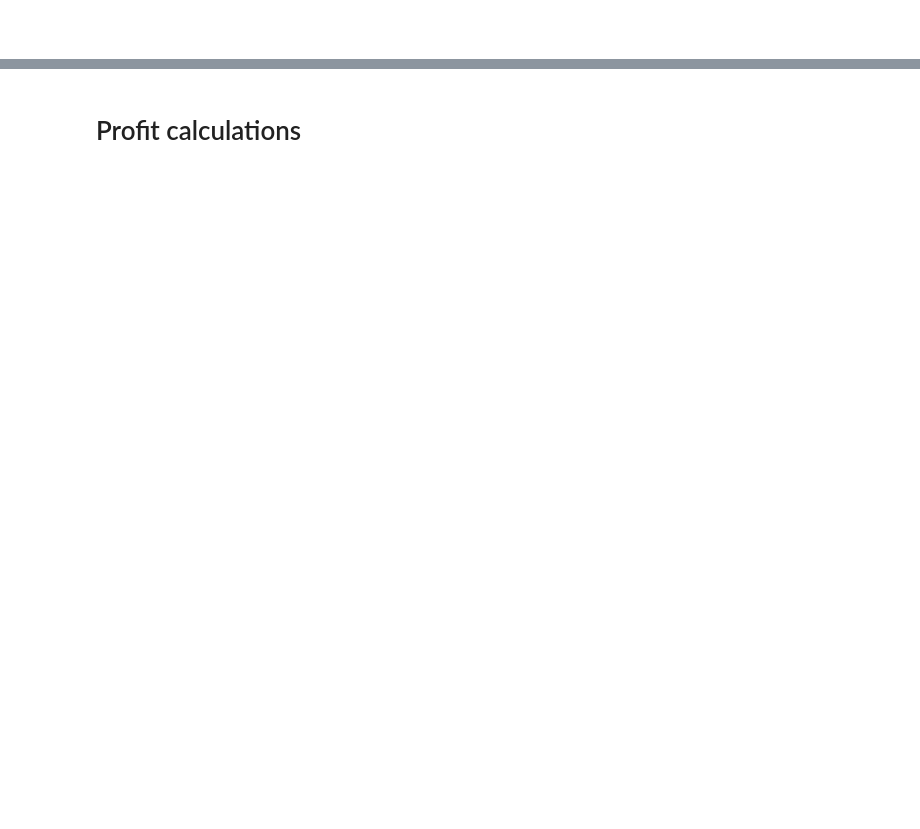
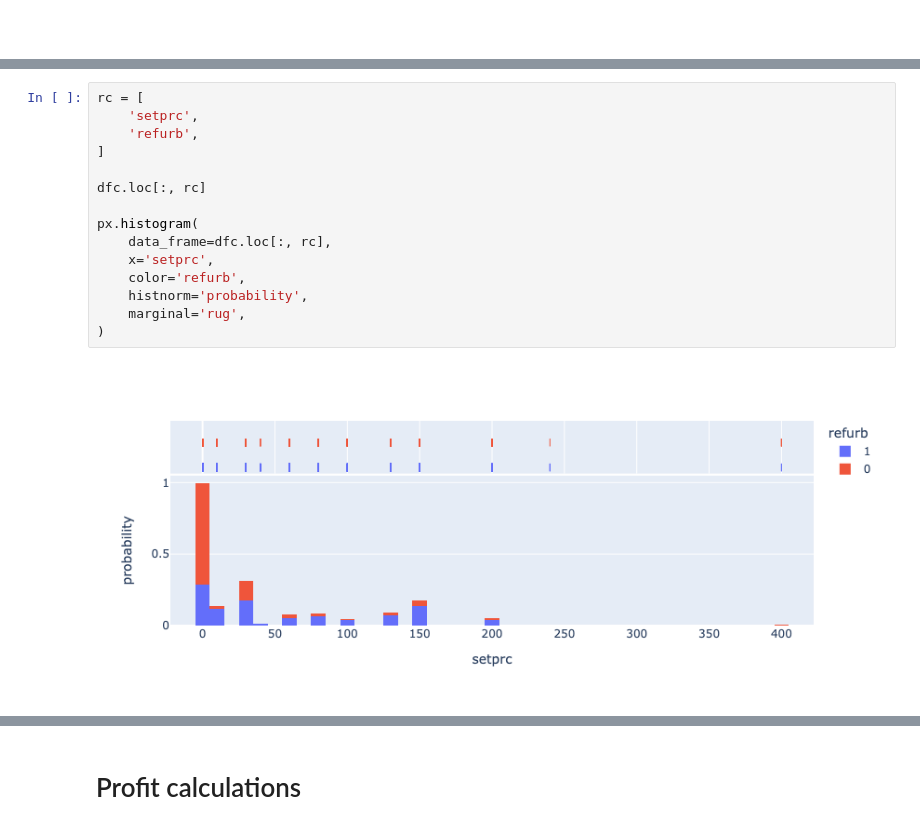
Before and after one commit to robperch/marketing_analytics_cell2cell, a Jupyter notebook: notebooks/cell2cell_nb.ipynb, the cells around one changed output, grey strips where cells are left out. Saved outputs shown, nothing was run; the diff lists cells and outputs as text; blank space fills up the shorter version.

```diff
--- a/notebooks/cell2cell_nb.ipynb
+++ b/notebooks/cell2cell_nb.ipynb
@@ -629,0 +607,17 @@ fig.show()
+# %%
+rc = [
+    'setprc',
+    'refurb',
+]
+
+dfc.loc[:, rc]
+
+px.histogram(
+    data_frame=dfc.loc[:, rc],
+    x='setprc',
+    color='refurb',
+    histnorm='probability',
+    marginal='rug',
+)
+# %% [output]
+[figure, added]
```
Also changed, not shown: parts of 34 cells of this notebook.
